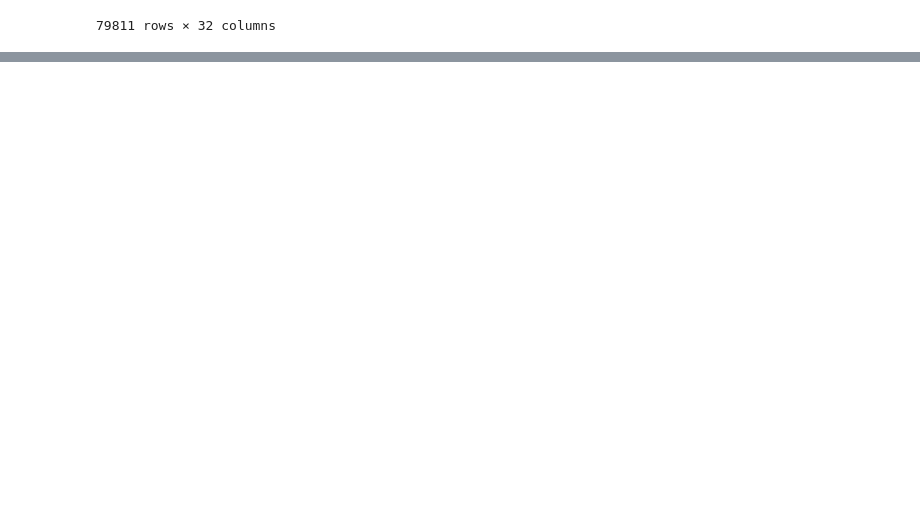
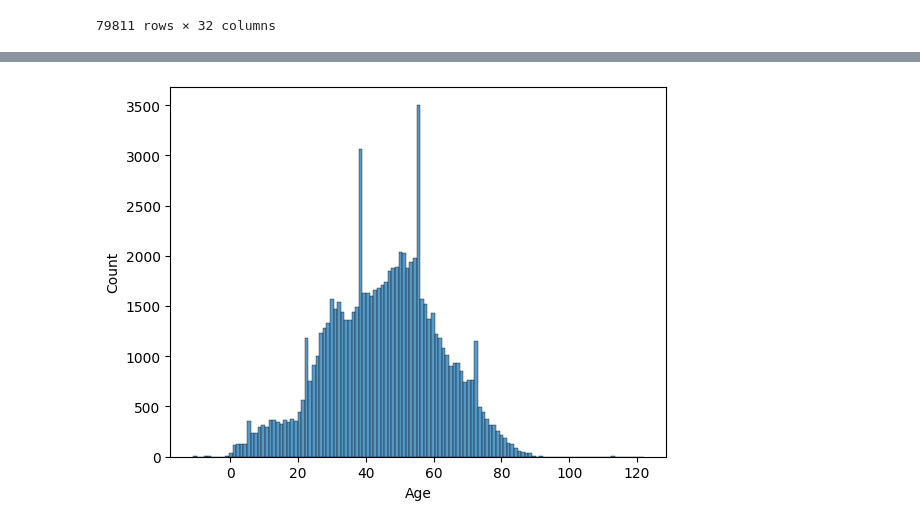
Before and after one commit to Buwoo/BT4211_Hotel, a Jupyter notebook: Hotel_EDA.ipynb, the cells around one changed output, grey strips where cells are left out. Saved outputs shown, nothing was run; the diff lists cells and outputs as text; code cells hidden in the pictures; blank space fills up the shorter version.

```diff
--- a/Hotel_EDA.ipynb
+++ b/Hotel_EDA.ipynb
@@ -133,0 +169,7 @@ sns.histplot(hotel_df["Continent"])
+# %%
+# See distribution of age
+sns.histplot(hotel_df["Age"])
+plt.show()
+# Something looks wrong... Check for negative values in other columns too!
+# %% [output]
+[figure, added]
```
Also changed, not shown: parts of 10 cells of this notebook.
